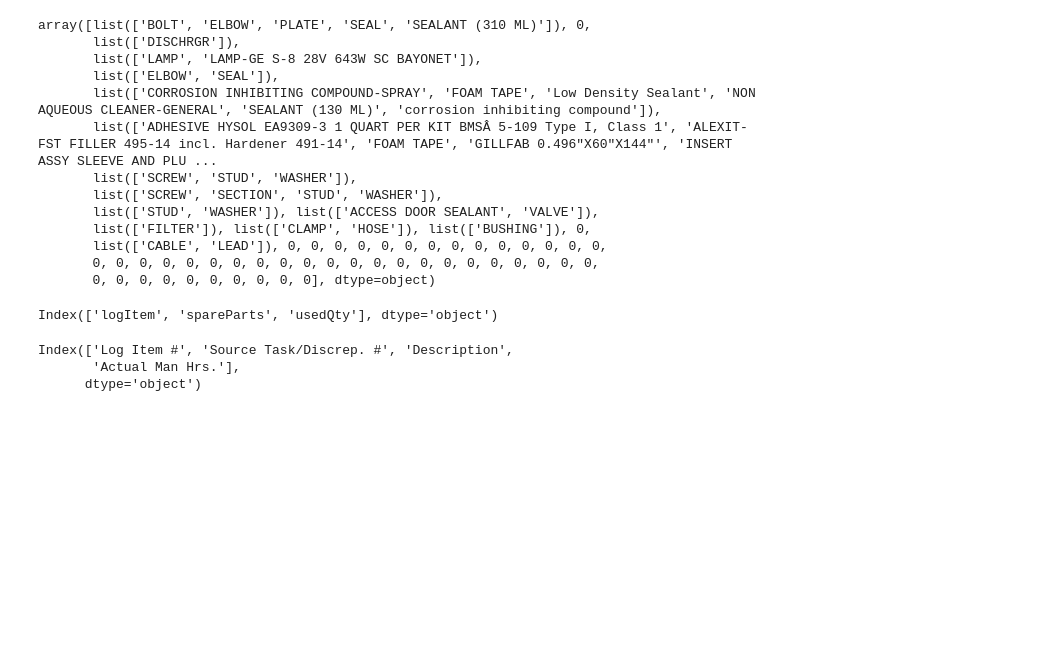
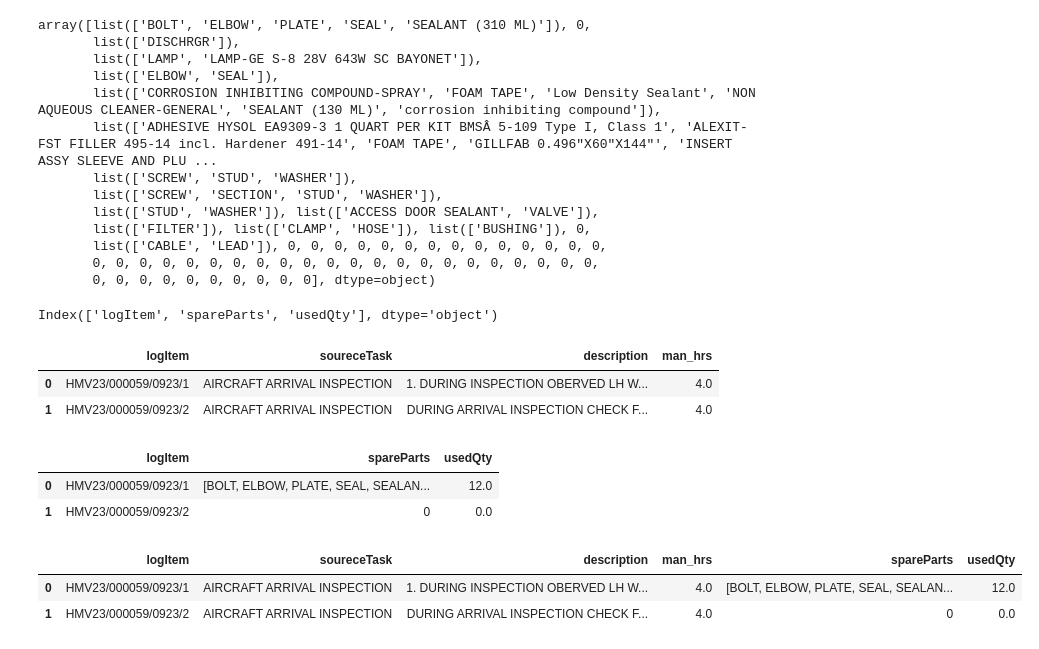
Before and after one commit to ranjithnrjk/gmr, a Jupyter notebook: flight_maintenance.ipynb, the cells around one changed output. Drawn from its saved outputs; the diff is of its cells as text; code cells hidden in the pictures; blank space fills up the shorter version.

```diff
--- a/flight_maintenance.ipynb
+++ b/flight_maintenance.ipynb
@@ -1373,8 +1373,26 @@ df_spare_parts.columns
 # %% [output]
 Index(['logItem', 'spareParts', 'usedQty'], dtype='object')
 # %%
-task
+task.rename(columns={'Log Item #': 'logItem',
+                     'Source Task/Discrep. #':'soureceTask',
+                     'Description': 'description',
+                     'Actual Man Hrs.': 'man_hrs'}, inplace=True)
-# %% [output]
-Index(['Log Item #', 'Source Task/Discrep. #', 'Description',
-       'Actual Man Hrs.'],
-      dtype='object')
+# %%
+task.head(2)
+# %% [output]
+|  | logItem | soureceTask | description | man_hrs |
+| 0 | HMV23/000059/0923/1 | AIRCRAFT ARRIVAL INSPECTION | 1. DURING INSPECTION OBERVED LH W... | 4.0 |
+| 1 | HMV23/000059/0923/2 | AIRCRAFT ARRIVAL INSPECTION | DURING ARRIVAL INSPECTION CHECK F... | 4.0 |
+# %%
+df_spare_parts.head(2)
+# %% [output]
+|  | logItem | spareParts | usedQty |
+| 0 | HMV23/000059/0923/1 | [BOLT, ELBOW, PLATE, SEAL, SEALAN... | 12.0 |
+| 1 | HMV23/000059/0923/2 | 0 | 0.0 |
+# %%
+df_spare_parts = pd.merge(task, df_spare_parts, on='logItem', how='inner')
+df_spare_parts.head(2)
+# %% [output]
+|  | logItem | soureceTask | description | man_hrs | spareParts | usedQty |
+| 0 | HMV23/000059/0923/1 | AIRCRAFT ARRIVAL INSPECTION | 1. DURING INSPECTION OBERVED LH W... | 4.0 | [BOLT, ELBOW, PLATE, SEAL, SEALAN... | 12.0 |
+| 1 | HMV23/000059/0923/2 | AIRCRAFT ARRIVAL INSPECTION | DURING ARRIVAL INSPECTION CHECK F... | 4.0 | 0 | 0.0 |
```
Also changed, not shown: parts of 8 cells of this notebook, 1 other file.
